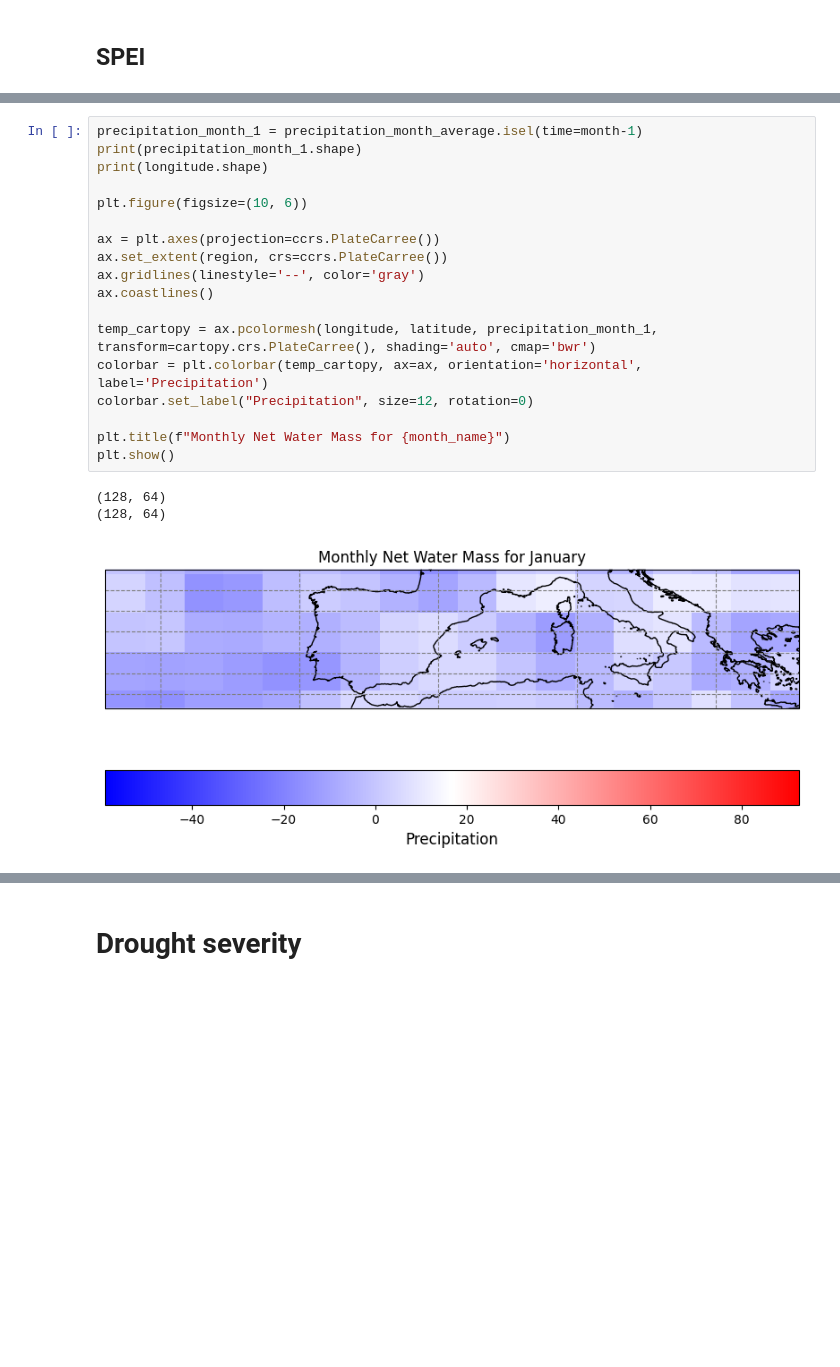
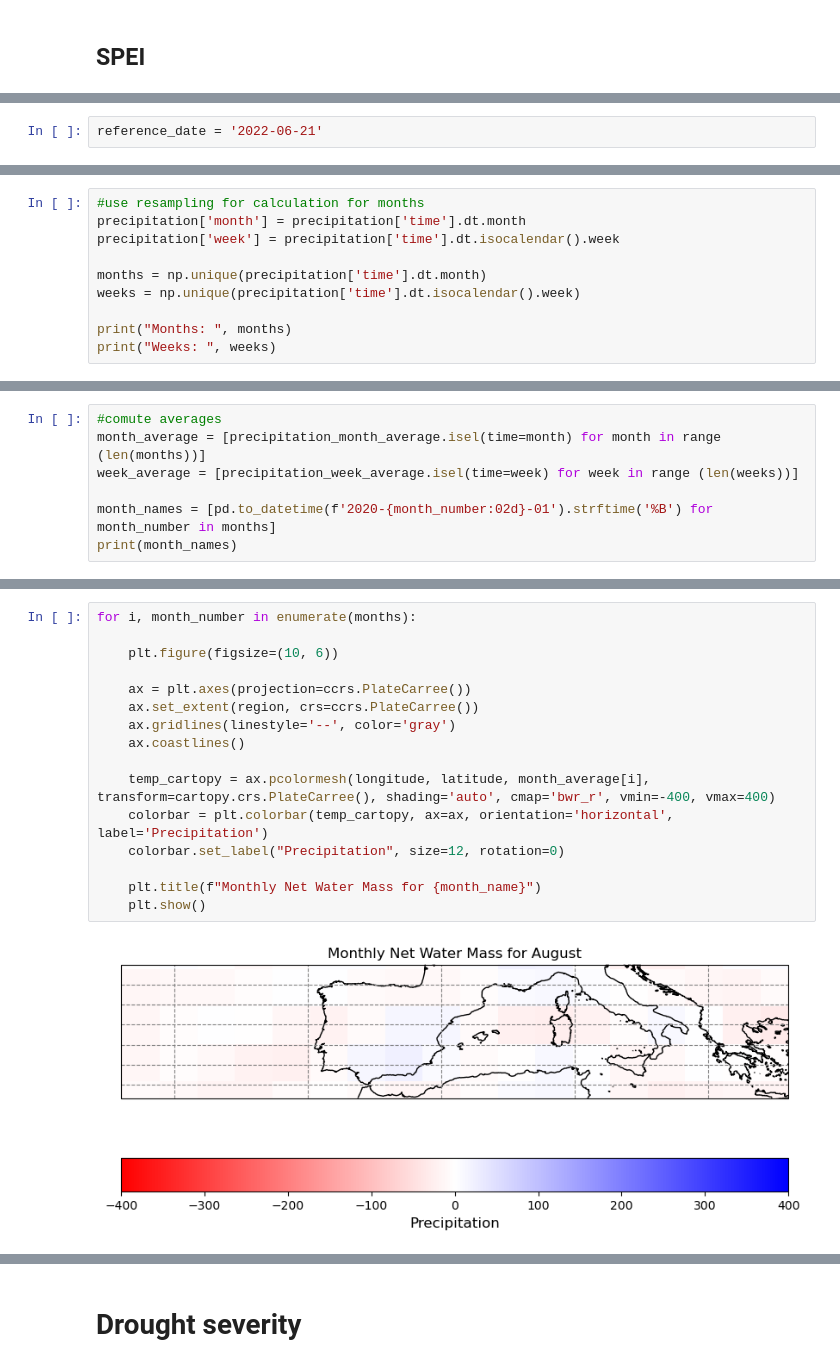
Before and after one commit to KathyBees/AI_Climate, a Jupyter notebook: drought_analysis.ipynb, the cells around one changed output, grey strips where cells are left out. Cells and saved outputs as stored; diff of their text form; blank space fills up the shorter version.

Commit message:
Finished precipitation. Problem with units

```diff
--- a/drought_analysis.ipynb
+++ b/drought_analysis.ipynb
@@ -550,0 +506,2 @@ Show the precipitation for each month on maps (Only one month (June?) available
+# %%
+reference_date = '2022-06-21'
@@ -571,0 +536,10 @@ month_name = pd.to_datetime(f'2020-{first_month:02d}-01').strftime('%B')
+# %%
+#use resampling for calculation for months
+precipitation['month'] = precipitation['time'].dt.month
+precipitation['week'] = precipitation['time'].dt.isocalendar().week
+
+months = np.unique(precipitation['time'].dt.month)
+weeks = np.unique(precipitation['time'].dt.isocalendar().week)
+
+print("Months: ", months)
+print("Weeks: ", weeks)
@@ -571,0 +549,7 @@ month_name = pd.to_datetime(f'2020-{first_month:02d}-01').strftime('%B')
+# %%
+#comute averages
+month_average = [precipitation_month_average.isel(time=month) for month in range (len(months))]
+week_average = [precipitation_week_average.isel(time=week) for week in range (len(weeks))]
+
+month_names = [pd.to_datetime(f'2020-{month_number:02d}-01').strftime('%B') for month_number in months]
+print(month_names)
@@ -572,22 +582,18 @@ month_name = pd.to_datetime(f'2020-{first_month:02d}-01').strftime('%B')
 # %%
-precipitation_month_1 = precipitation_month_average.isel(time=month-1)
-print(precipitation_month_1.shape)
-print(longitude.shape)
+for i, month_number in enumerate(months):
 
-plt.figure(figsize=(10, 6))
+    plt.figure(figsize=(10, 6))
 
-ax = plt.axes(projection=ccrs.PlateCarree())
-ax.set_extent(region, crs=ccrs.PlateCarree())
-ax.gridlines(linestyle='--', color='gray')
-ax.coastlines()
+    ax = plt.axes(projection=ccrs.PlateCarree())
+    ax.set_extent(region, crs=ccrs.PlateCarree())
+    ax.gridlines(linestyle='--', color='gray')
+    ax.coastlines()
 
-temp_cartopy = ax.pcolormesh(longitude, latitude, precipitation_month_1, transform=cartopy.crs.PlateCarree(), shading='auto', cmap='bwr')
-colorbar = plt.colorbar(temp_cartopy, ax=ax, orientation='horizontal', label='Precipitation')
-colorbar.set_label("Precipitation", size=12, rotation=0)
+    temp_cartopy = ax.pcolormesh(longitude, latitude, month_average[i], transform=cartopy.crs.PlateCarree(), shading='auto', cmap='bwr_r', vmin=-400, vmax=400)
+    colorbar = plt.colorbar(temp_cartopy, ax=ax, orientation='horizontal', label='Precipitation')
+    colorbar.set_label("Precipitation", size=12, rotation=0)
 
-plt.title(f"Monthly Net Water Mass for {month_name}")
-plt.show()
+    plt.title(f"Monthly Net Water Mass for {month_name}")
+    plt.show()
 # %% [output]
-(128, 64)
-(128, 64)
-[figure, old version]
+[figure, new version]
```
Also changed, not shown: parts of 29 cells of this notebook.
